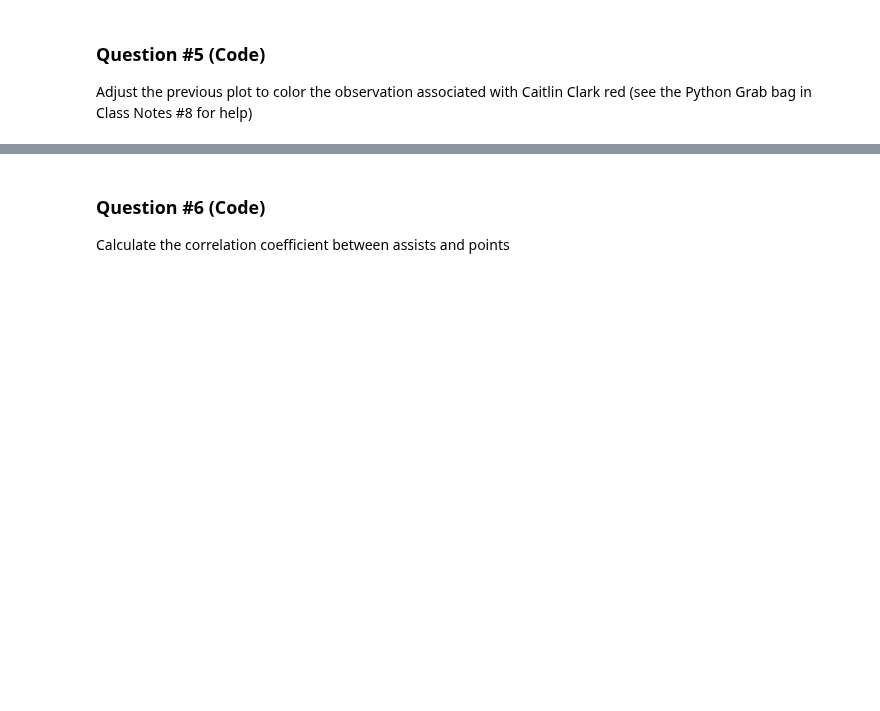
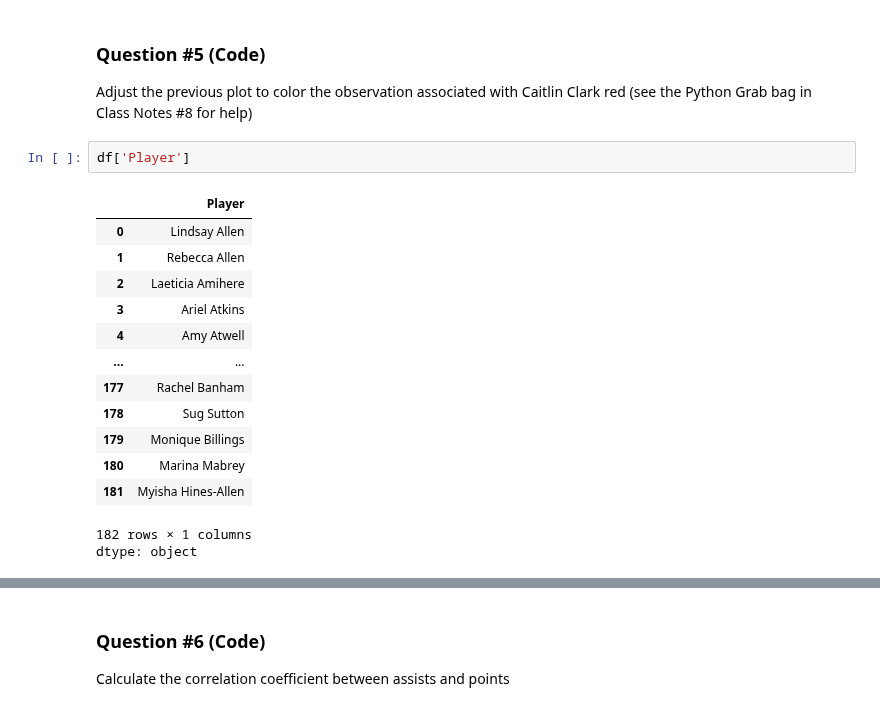
Before and after one commit to pharringtonp19/business-analytics, a Jupyter notebook: homeworks/HW2_solutions.ipynb, the cells around one changed output, grey strips where cells are left out. Cells and saved outputs as stored; diff of their text form; blank space fills up the shorter version.

```diff
--- a/homeworks/HW2_solutions.ipynb
+++ b/homeworks/HW2_solutions.ipynb
@@ -78,3 +85,20 @@ Create a Scatter plot of Assits (**AST**) and Points (**PTS**). I've included he
 ### Question #5 (**Code**)
 
 Adjust the previous plot to color the observation associated with Caitlin Clark red (see the Python Grab bag in Class Notes #8 for help)
+# %%
+df['Player']
+# %% [output]
+|  | Player |
+| 0 | Lindsay Allen |
+| 1 | Rebecca Allen |
+| 2 | Laeticia Amihere |
+| 3 | Ariel Atkins |
+| 4 | Amy Atwell |
+| ... | ... |
+| 177 | Rachel Banham |
+| 178 | Sug Sutton |
+| 179 | Monique Billings |
+| 180 | Marina Mabrey |
+| 181 | Myisha Hines-Allen |
+182 rows × 1 columns
+dtype: object
```
Also changed, not shown: parts of 6 cells of this notebook.
